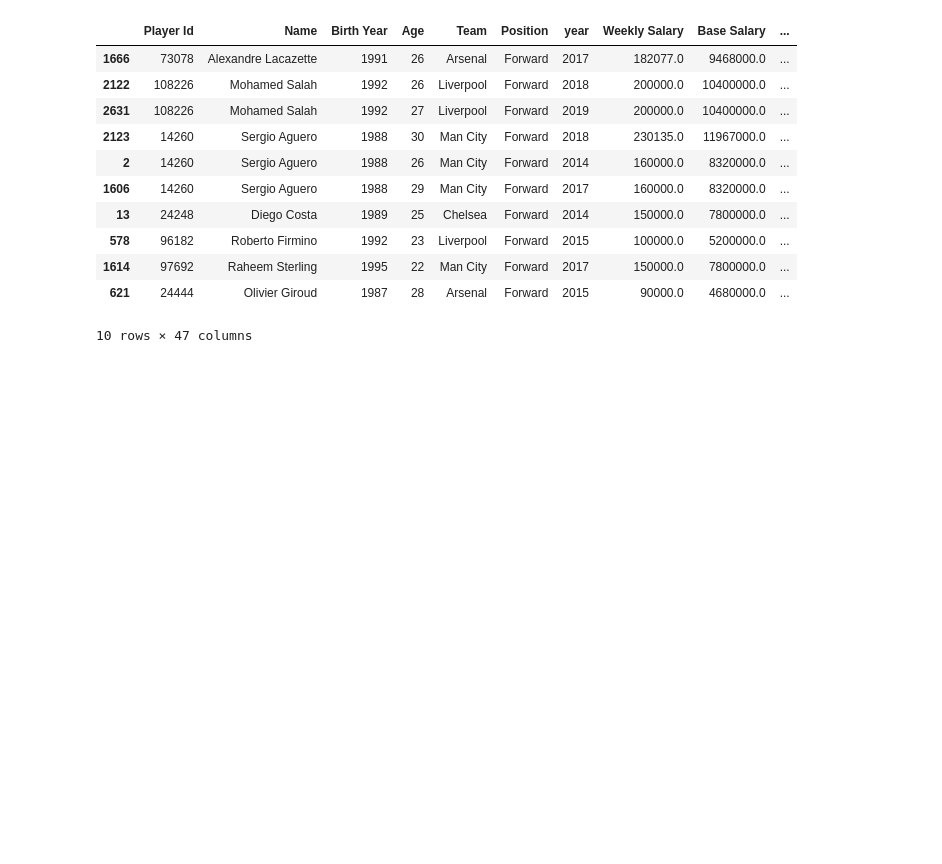
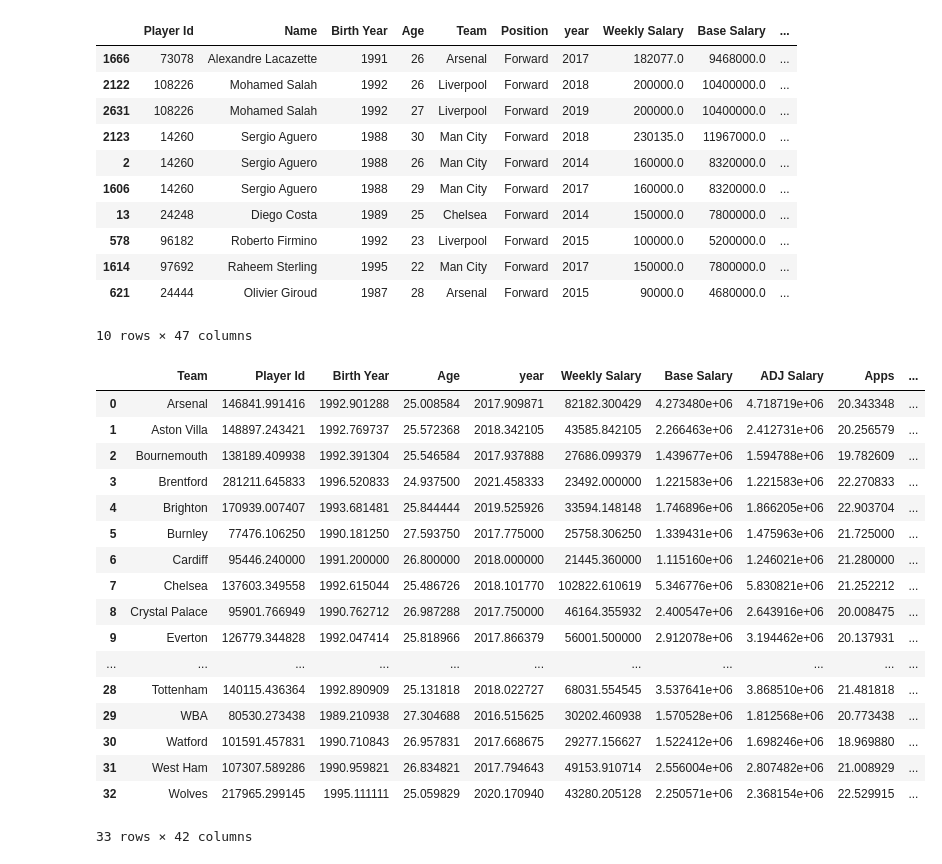
Before and after one commit to sajacaros/eda_champions, a Jupyter notebook: eda/eda.ipynb, the cells around one changed output. Saved outputs shown, nothing was run; the diff lists cells and outputs as text; code cells hidden in the pictures; blank space fills up the shorter version.

Commit message:
update team

```diff
--- a/eda/eda.ipynb
+++ b/eda/eda.ipynb
@@ -448,3 +448,24 @@ featuring_df[featuring_df['Name']!=player_name].sort_values('similarity-rank').i
 | 1614 | 97692 | Raheem Sterling | 1995 | 22 | Man City | Forward | 2017 | 150000.0 | 7800000.0 | ... |
 | 621 | 24444 | Olivier Giroud | 1987 | 28 | Arsenal | Forward | 2015 | 90000.0 | 4680000.0 | ... |
 10 rows × 47 columns
+# %%
+eda_df.groupby('Team').mean(numeric_only=True).reset_index()
+# %% [output]
+|  | Team | Player Id | Birth Year | Age | year | Weekly Salary | Base Salary | ADJ Salary | Apps | ... |
+| 0 | Arsenal | 146841.991416 | 1992.901288 | 25.008584 | 2017.909871 | 82182.300429 | 4.273480e+06 | 4.718719e+06 | 20.343348 | ... |
+| 1 | Aston Villa | 148897.243421 | 1992.769737 | 25.572368 | 2018.342105 | 43585.842105 | 2.266463e+06 | 2.412731e+06 | 20.256579 | ... |
+| 2 | Bournemouth | 138189.409938 | 1992.391304 | 25.546584 | 2017.937888 | 27686.099379 | 1.439677e+06 | 1.594788e+06 | 19.782609 | ... |
+| 3 | Brentford | 281211.645833 | 1996.520833 | 24.937500 | 2021.458333 | 23492.000000 | 1.221583e+06 | 1.221583e+06 | 22.270833 | ... |
+| 4 | Brighton | 170939.007407 | 1993.681481 | 25.844444 | 2019.525926 | 33594.148148 | 1.746896e+06 | 1.866205e+06 | 22.903704 | ... |
+| 5 | Burnley | 77476.106250 | 1990.181250 | 27.593750 | 2017.775000 | 25758.306250 | 1.339431e+06 | 1.475963e+06 | 21.725000 | ... |
+| 6 | Cardiff | 95446.240000 | 1991.200000 | 26.800000 | 2018.000000 | 21445.360000 | 1.115160e+06 | 1.246021e+06 | 21.280000 | ... |
+| 7 | Chelsea | 137603.349558 | 1992.615044 | 25.486726 | 2018.101770 | 102822.610619 | 5.346776e+06 | 5.830821e+06 | 21.252212 | ... |
+| 8 | Crystal Palace | 95901.766949 | 1990.762712 | 26.987288 | 2017.750000 | 46164.355932 | 2.400547e+06 | 2.643916e+06 | 20.008475 | ... |
+| 9 | Everton | 126779.344828 | 1992.047414 | 25.818966 | 2017.866379 | 56001.500000 | 2.912078e+06 | 3.194462e+06 | 20.137931 | ... |
+| ... | ... | ... | ... | ... | ... | ... | ... | ... | ... | ... |
+| 28 | Tottenham | 140115.436364 | 1992.890909 | 25.131818 | 2018.022727 | 68031.554545 | 3.537641e+06 | 3.868510e+06 | 21.481818 | ... |
+| 29 | WBA | 80530.273438 | 1989.210938 | 27.304688 | 2016.515625 | 30202.460938 | 1.570528e+06 | 1.812568e+06 | 20.773438 | ... |
+| 30 | Watford | 101591.457831 | 1990.710843 | 26.957831 | 2017.668675 | 29277.156627 | 1.522412e+06 | 1.698246e+06 | 18.969880 | ... |
+| 31 | West Ham | 107307.589286 | 1990.959821 | 26.834821 | 2017.794643 | 49153.910714 | 2.556004e+06 | 2.807482e+06 | 21.008929 | ... |
+| 32 | Wolves | 217965.299145 | 1995.111111 | 25.059829 | 2020.170940 | 43280.205128 | 2.250571e+06 | 2.368154e+06 | 22.529915 | ... |
+33 rows × 42 columns
```
Also changed, not shown: 5 other files.
